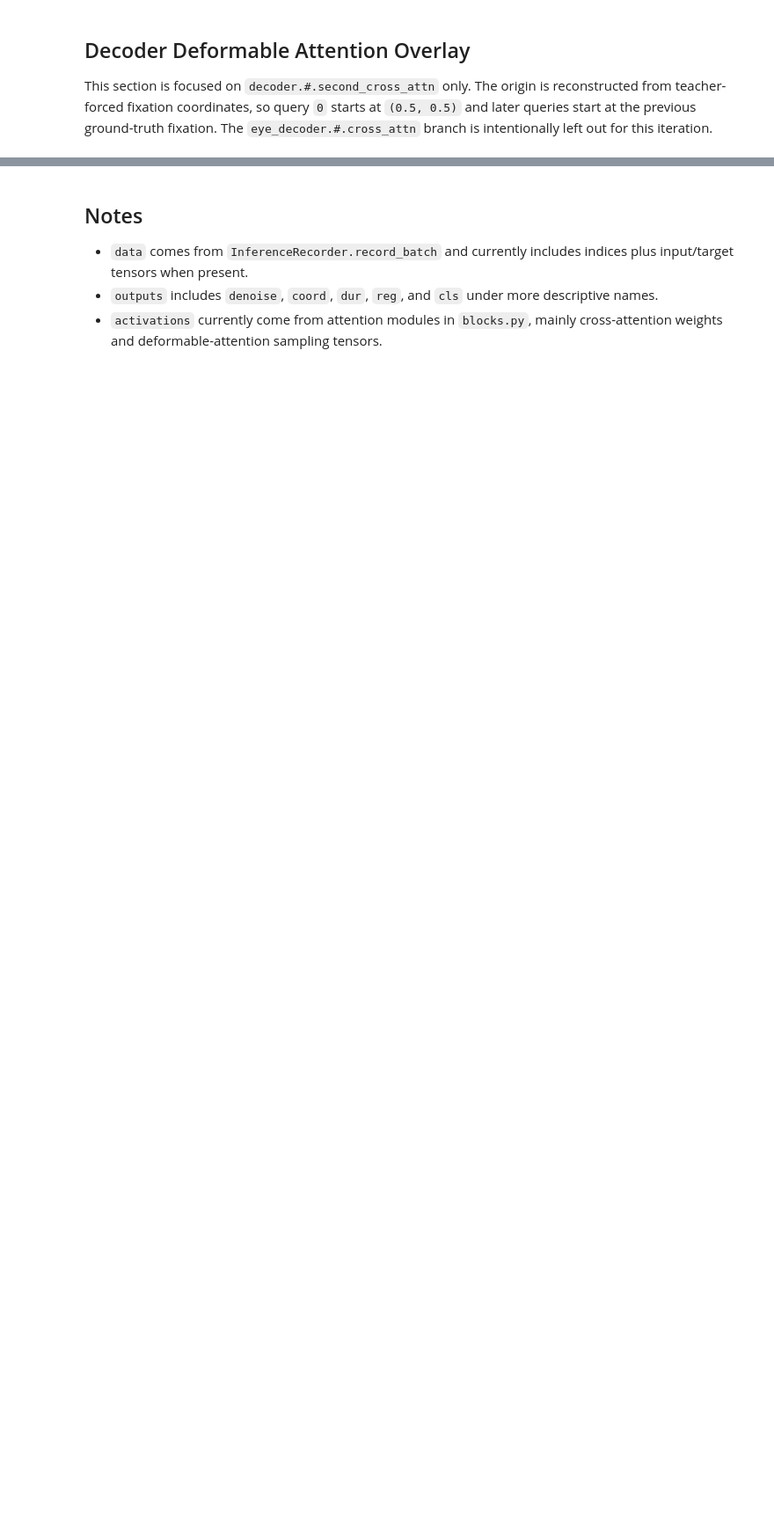
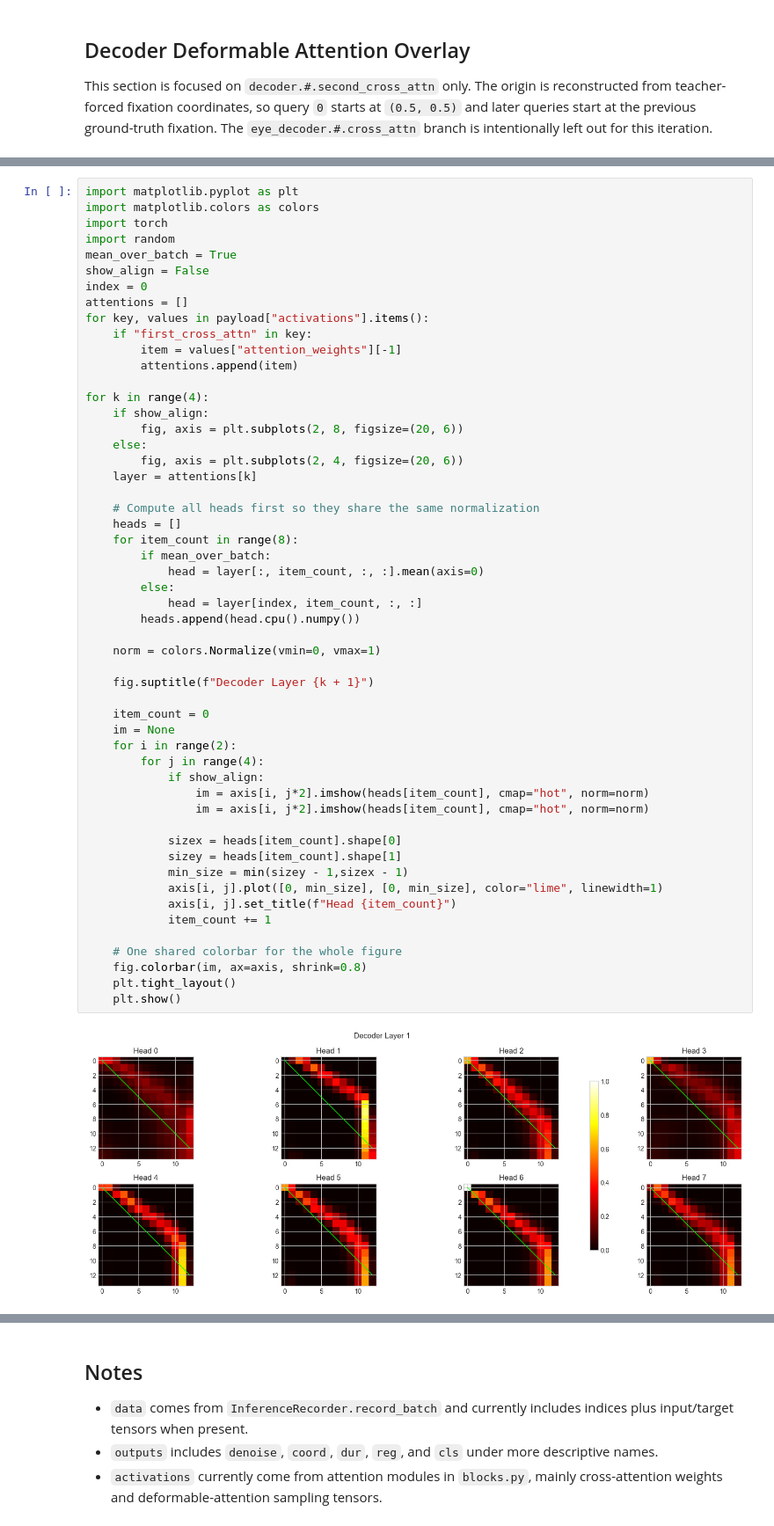
Before and after one commit to Leo00010011/From-Noisy-Eye-Tracking-To-Scanpath, a Jupyter notebook: src/notebooks/review_inference_recorder.ipynb, the cells around one changed output, grey strips where cells are left out. Shown at 88% size. Cells and saved outputs as stored; diff of their text form; blank space fills up the shorter version.

```diff
--- a/src/notebooks/review_inference_recorder.ipynb
+++ b/src/notebooks/review_inference_recorder.ipynb
@@ -300,0 +273,55 @@ if payload is not None:
+# %%
+import matplotlib.pyplot as plt
+import matplotlib.colors as colors
+import torch
+import random
+mean_over_batch = True
+show_align = False
+index = 0
+attentions = []
+for key, values in payload["activations"].items():
+    if "first_cross_attn" in key:
+        item = values["attention_weights"][-1]
+        attentions.append(item)
+
+for k in range(4):
+    if show_align:
+        fig, axis = plt.subplots(2, 8, figsize=(20, 6))
+    else:
+        fig, axis = plt.subplots(2, 4, figsize=(20, 6))
+    layer = attentions[k]
+
+    # Compute all heads first so they share the same normalization
+    heads = []
+    for item_count in range(8):
+        if mean_over_batch:
+            head = layer[:, item_count, :, :].mean(axis=0)
+        else:
+            head = layer[index, item_count, :, :]
+        heads.append(head.cpu().numpy())
+
+    norm = colors.Normalize(vmin=0, vmax=1)
+
+    fig.suptitle(f"Decoder Layer {k + 1}")
+
+    item_count = 0
+    im = None
+    for i in range(2):
+        for j in range(4):
+            if show_align:
+                im = axis[i, j*2].imshow(heads[item_count], cmap="hot", norm=norm)
+                im = axis[i, j*2].imshow(heads[item_count], cmap="hot", norm=norm)
+
+            sizex = heads[item_count].shape[0]
+            sizey = heads[item_count].shape[1]
+            min_size = min(sizey - 1,sizex - 1)
+            axis[i, j].plot([0, min_size], [0, min_size], color="lime", linewidth=1)
+            axis[i, j].set_title(f"Head {item_count}")
+            item_count += 1
+
+    # One shared colorbar for the whole figure
+    fig.colorbar(im, ax=axis, shrink=0.8)
+    plt.tight_layout()
+    plt.show()
+# %% [output]
+[figure, added]
```
Also changed, not shown: parts of 24 cells of this notebook, 3 other files.
